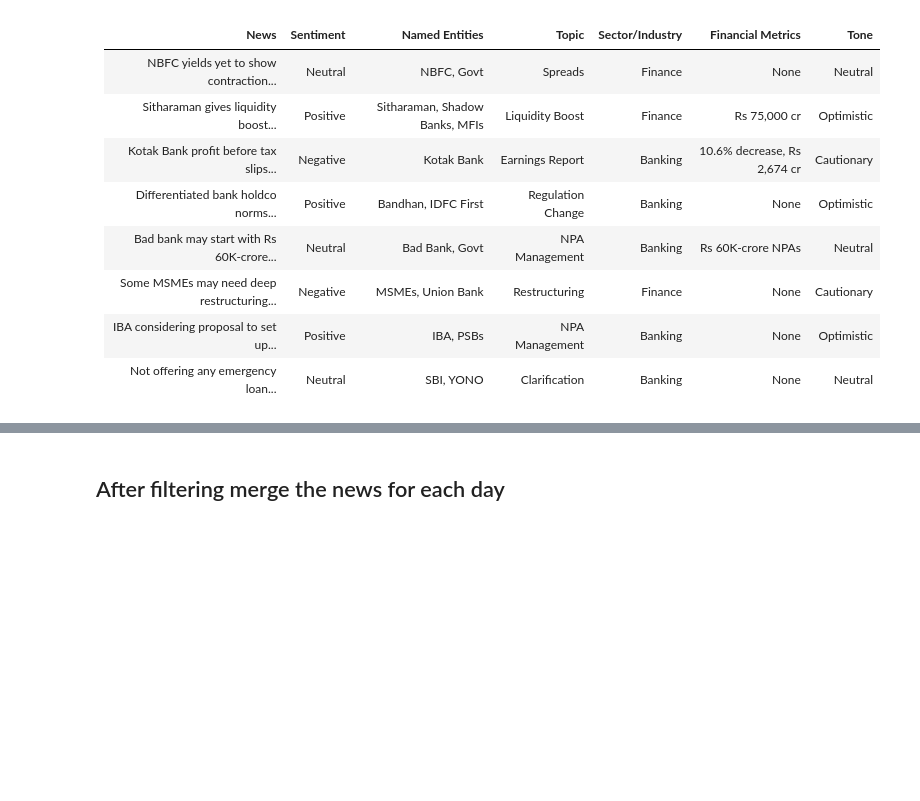
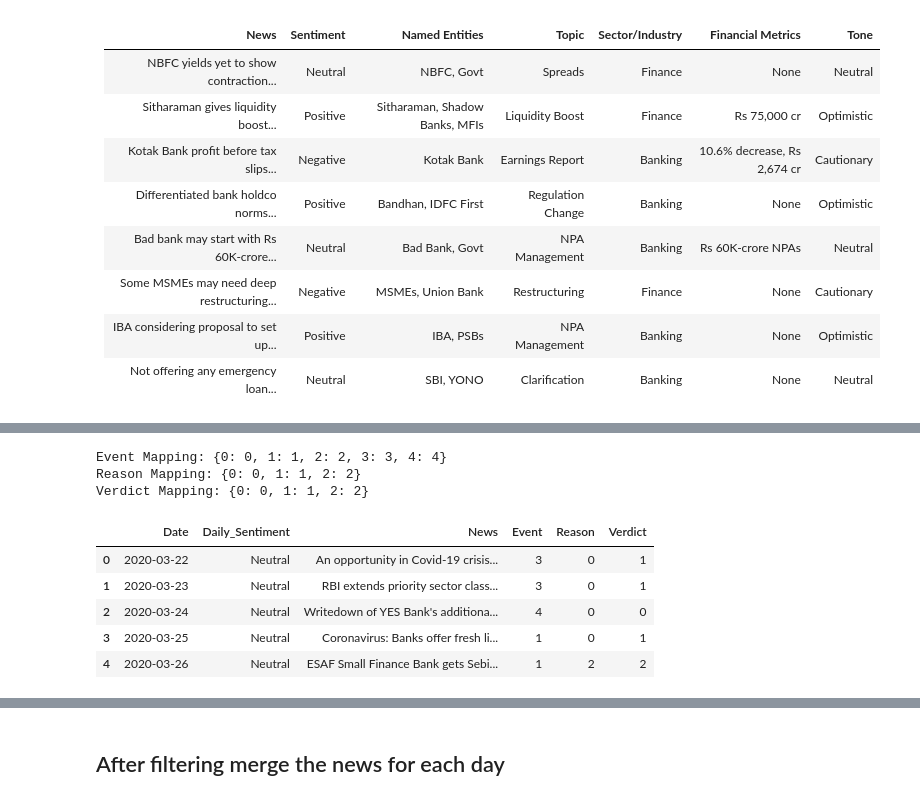
Before and after one commit to sachinprasanna7/Stock-Movement-Prediction-using-Spectrograms-Technical-Indicators-and-News, a Jupyter notebook: load_financia_news.ipynb, the cells around one changed output, grey strips where cells are left out. Saved outputs shown, nothing was run; the diff lists cells and outputs as text; code cells hidden in the pictures; blank space fills up the shorter version.

```diff
--- a/load_financia_news.ipynb
+++ b/load_financia_news.ipynb
@@ -128,0 +266,43 @@ for headline in df['Title'].head(10):
+# %%
+sentiment_df.head()
+
+# 2. **Event**: Identify the main event or action, choosing from: "Merger," "New Product," "Profit/Loss Announcement," "Partnership/Collaboration," "Policy Change."
+#     3. **Reason**: Identify the reason for the event, choosing from: "Market Demand," "Regulatory Requirement," "Internal Strategy," "External Competition," "Economic Conditions."
+#     4. **Verdict**: Assess the likely impact on stock, choosing from: "UP," "DOWN," "NEUTRAL."
+
+# Convert the text fields into categorical fields
+sentiment_df['Event'] = sentiment_df['Event'].astype('category')
+sentiment_df['Reason'] = sentiment_df['Reason'].astype('category')
+sentiment_df['Verdict'] = sentiment_df['Verdict'].astype('category')
+
+# Create a mapping for each categorical field to numerical categories
+event_mapping = {category: code for code, category in enumerate(sentiment_df['Event'].cat.categories)}
+reason_mapping = {category: code for code, category in enumerate(sentiment_df['Reason'].cat.categories)}
+verdict_mapping = {category: code for code, category in enumerate(sentiment_df['Verdict'].cat.categories)}
+
+# Map the categorical fields to numerical categories
+sentiment_df['Event'] = sentiment_df['Event'].cat.codes
+sentiment_df['Reason'] = sentiment_df['Reason'].cat.codes
+sentiment_df['Verdict'] = sentiment_df['Verdict'].cat.codes
+
+# Display the mappings
+print("Event Mapping:", event_mapping)
+print("Reason Mapping:", reason_mapping)
+print("Verdict Mapping:", verdict_mapping)
+
+# Display the first few rows of the updated DataFrame
+sentiment_df.head()
+
+
+#save the updated dataframe to a new csv file
+# sentiment_df.to_csv('data/news/news_categorical.csv', index=False)
+# %% [output]
+Event Mapping: {0: 0, 1: 1, 2: 2, 3: 3, 4: 4}
+Reason Mapping: {0: 0, 1: 1, 2: 2}
+Verdict Mapping: {0: 0, 1: 1, 2: 2}
+|  | Date | Daily_Sentiment | News | Event | Reason | Verdict |
+| 0 | 2020-03-22 | Neutral | An opportunity in Covid-19 crisis... | 3 | 0 | 1 |
+| 1 | 2020-03-23 | Neutral | RBI extends priority sector class... | 3 | 0 | 1 |
+| 2 | 2020-03-24 | Neutral | Writedown of YES Bank's additiona... | 4 | 0 | 0 |
+| 3 | 2020-03-25 | Neutral | Coronavirus: Banks offer fresh li... | 1 | 0 | 1 |
+| 4 | 2020-03-26 | Neutral | ESAF Small Finance Bank gets Sebi... | 1 | 2 | 2 |
```
Also changed, not shown: parts of 9 cells of this notebook, 3 other files.
